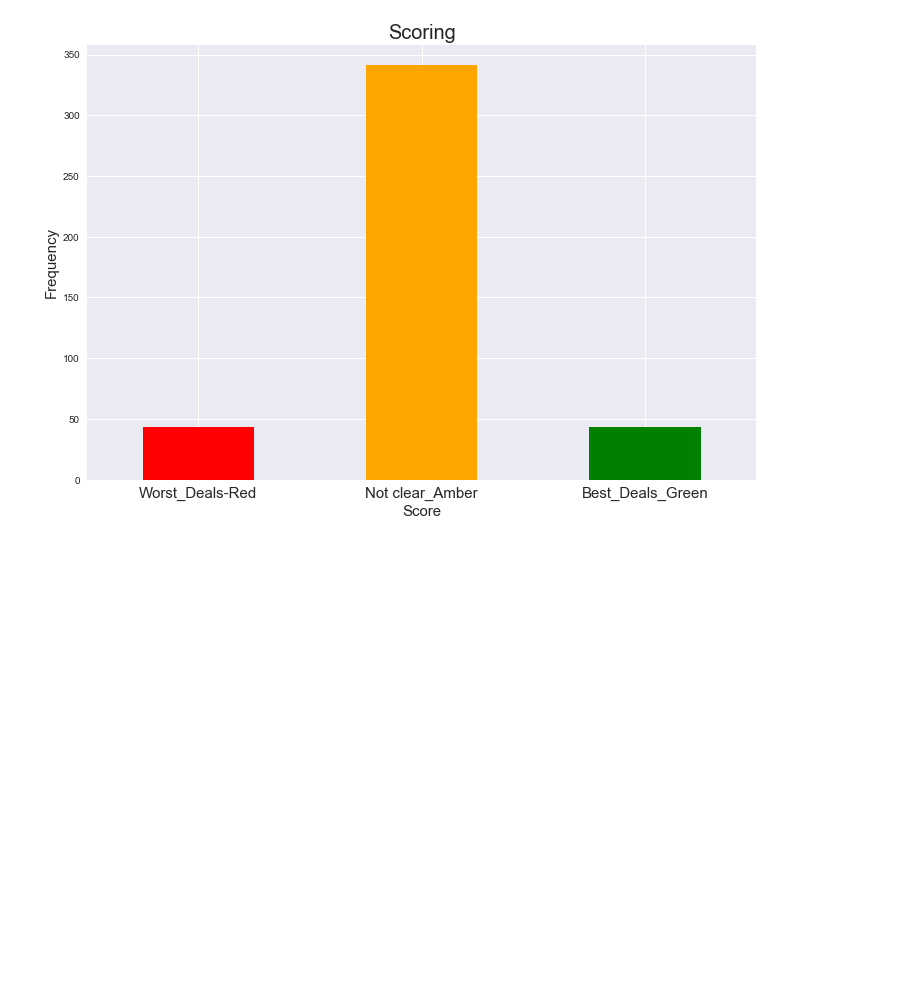
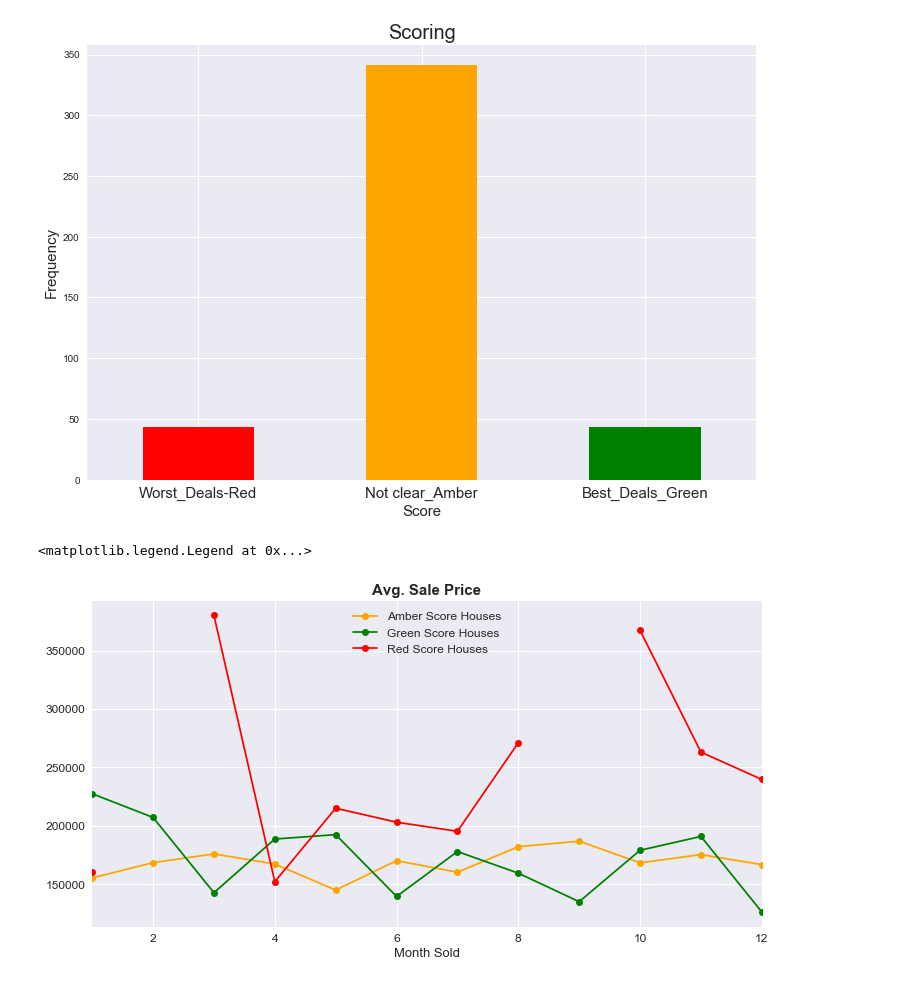
Before and after one commit to AMTORRES82/Udacity, a Jupyter notebook: Houses2.ipynb, the cells around one changed output. Cells and saved outputs as stored; diff of their text form; code cells hidden in the pictures; blank space fills up the shorter version.

```diff
--- a/Houses2.ipynb
+++ b/Houses2.ipynb
@@ -355,3 +479,16 @@ def total(an,num):
+# %%
+def total(an,num):
+    '''
+    INPUT
+    an - Dataframe with categorical features.
+    num - Dataframe with numerical features.
+    OUTPUT
+    X will be the output where we find the data of both dataset but, in the case of categorical, will be dummie variables.
+    '''
+
+    dummies=pd.get_dummies(an)
+    X=pd.concat([num,dummies],axis=1)
+    return X
 # %%
 #MERGING BOTH AND TESTING AGAIN FOR MISSING/DUPLICATES
 X=total(an,zmean)
@@ -747,3 +907,15 @@ plt.xticks(fontsize=15,rotation=0)
 # %% [output]
 (array([0, 1, 2]), <a list of 3 Text xticklabel objects>)
 [figure]
+# %%
+
+pivot1 = pd.pivot_table(X_test_pred_ac, values=['SalePrice'],
+                        index='MoSold', columns=['Score'],
+                        aggfunc='mean')
+pivot1.plot(color=['orange','g','red'],figsize=(12, 6),linestyle='-', marker='o',fontsize=12)
+plt.xlabel('Month Sold',fontsize=13)
+plt.title('Avg. Sale Price',weight='bold',fontsize=15)
+plt.legend(['Amber Score Houses','Green Score Houses','Red Score Houses'],fontsize='medium')
+# %% [output]
+<matplotlib.legend.Legend at 0x...>
+[figure, added]
```
Also changed, not shown: parts of 54 cells of this notebook.
